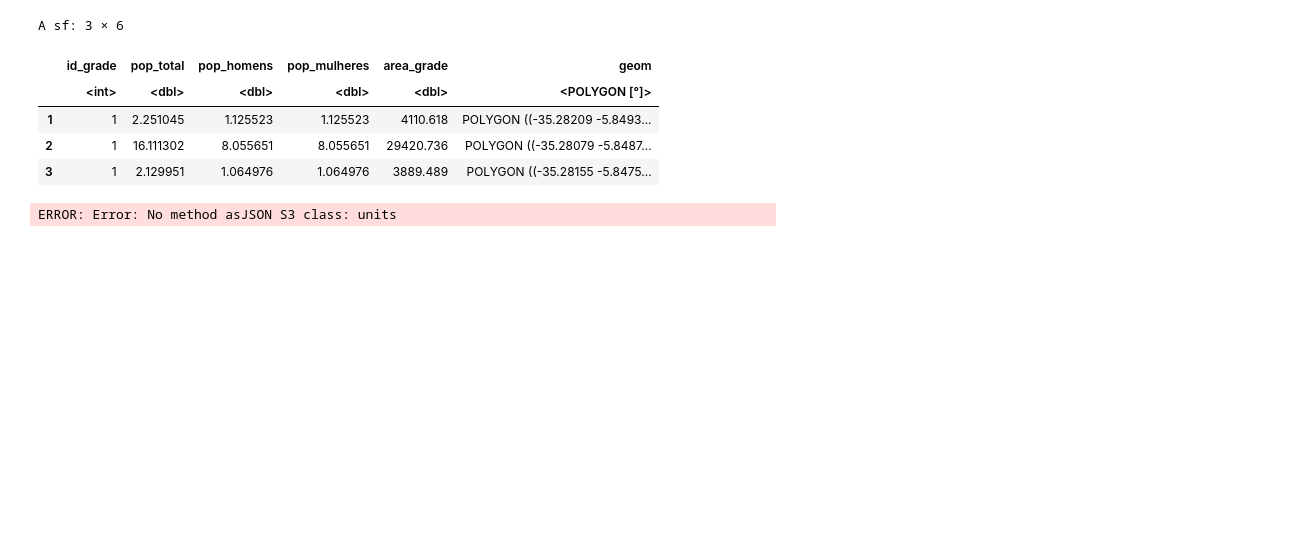
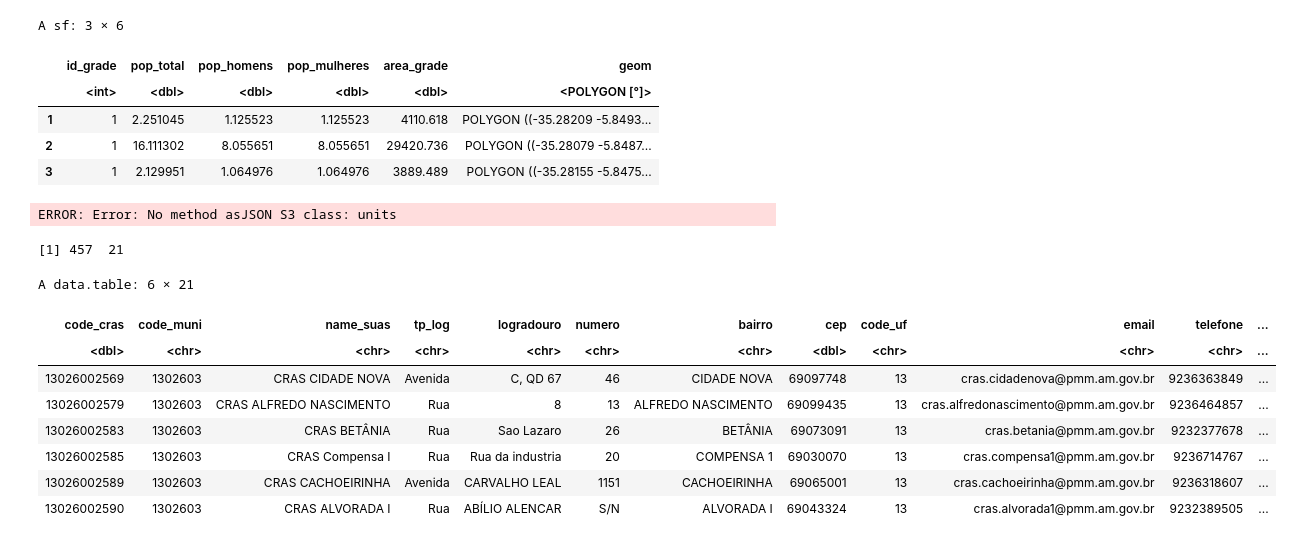
Before and after one commit to Multiplicidademobilidade/indice_acesso_cidade, a Jupyter notebook: R/dev_rev/00 - Visualização de objetos e variáveis.ipynb, the cells around one changed output. Drawn from its saved outputs; the diff is of its cells as text; code cells hidden in the pictures; blank space fills up the shorter version.

```diff
--- a/R/dev_rev/00 - Visualização de objetos e variáveis.ipynb
+++ b/R/dev_rev/00 - Visualização de objetos e variáveis.ipynb
@@ -392,3 +392,25 @@ ui_fim <- read_rds(open_file)
 head(ui_fim, 3)
 # %% [output]
 ERROR: Error: No method asJSON S3 class: units
+# %%
+# 'Setores censitários' são os shapes dos setores cada município,
+# com informações sobre limites administrativos
+open_file <- '../../../indice-mobilidade_dados/09_cras_assist_social/2019/cras_2019_geocoded.rds'
+cras <- read_rds(open_file)
+
+# # Transforma projeção para WGS84
+# set_censitarios <- set_censitarios %>% st_transform(31983)
+
+dim(cras)
+head(cras)
+# %% [output]
+[1] 457  21
+A data.table: 6 × 21
+| code_cras | code_muni | name_suas | tp_log | logradouro | numero | bairro | cep | code_uf | email | telefone | ... |
+| <dbl> | <chr> | <chr> | <chr> | <chr> | <chr> | <chr> | <dbl> | <chr> | <chr> | <chr> | ... |
+| 13026002569 | 1302603 | CRAS CIDADE NOVA | Avenida | C, QD 67 | 46 | CIDADE NOVA | 69097748 | 13 | cras.cidadenova@pmm.am.gov.br | 9236363849 | ... |
+| 13026002579 | 1302603 | CRAS ALFREDO NASCIMENTO | Rua | 8 | 13 | ALFREDO NASCIMENTO | 69099435 | 13 | cras.alfredonascimento@pmm.am.gov.br | 9236464857 | ... |
+| 13026002583 | 1302603 | CRAS BETÂNIA | Rua | Sao Lazaro | 26 | BETÂNIA | 69073091 | 13 | cras.betania@pmm.am.gov.br | 9232377678 | ... |
+| 13026002585 | 1302603 | CRAS Compensa I | Rua | Rua da industria | 20 | COMPENSA 1 | 69030070 | 13 | cras.compensa1@pmm.am.gov.br | 9236714767 | ... |
+| 13026002589 | 1302603 | CRAS CACHOEIRINHA | Avenida | CARVALHO LEAL | 1151 | CACHOEIRINHA | 69065001 | 13 | cras.cachoeirinha@pmm.am.gov.br | 9236318607 | ... |
+| 13026002590 | 1302603 | CRAS ALVORADA I | Rua | ABÍLIO ALENCAR | S/N | ALVORADA I | 69043324 | 13 | cras.alvorada1@pmm.am.gov.br | 9232389505 | ... |
```
Also changed, not shown: 4 other files.
